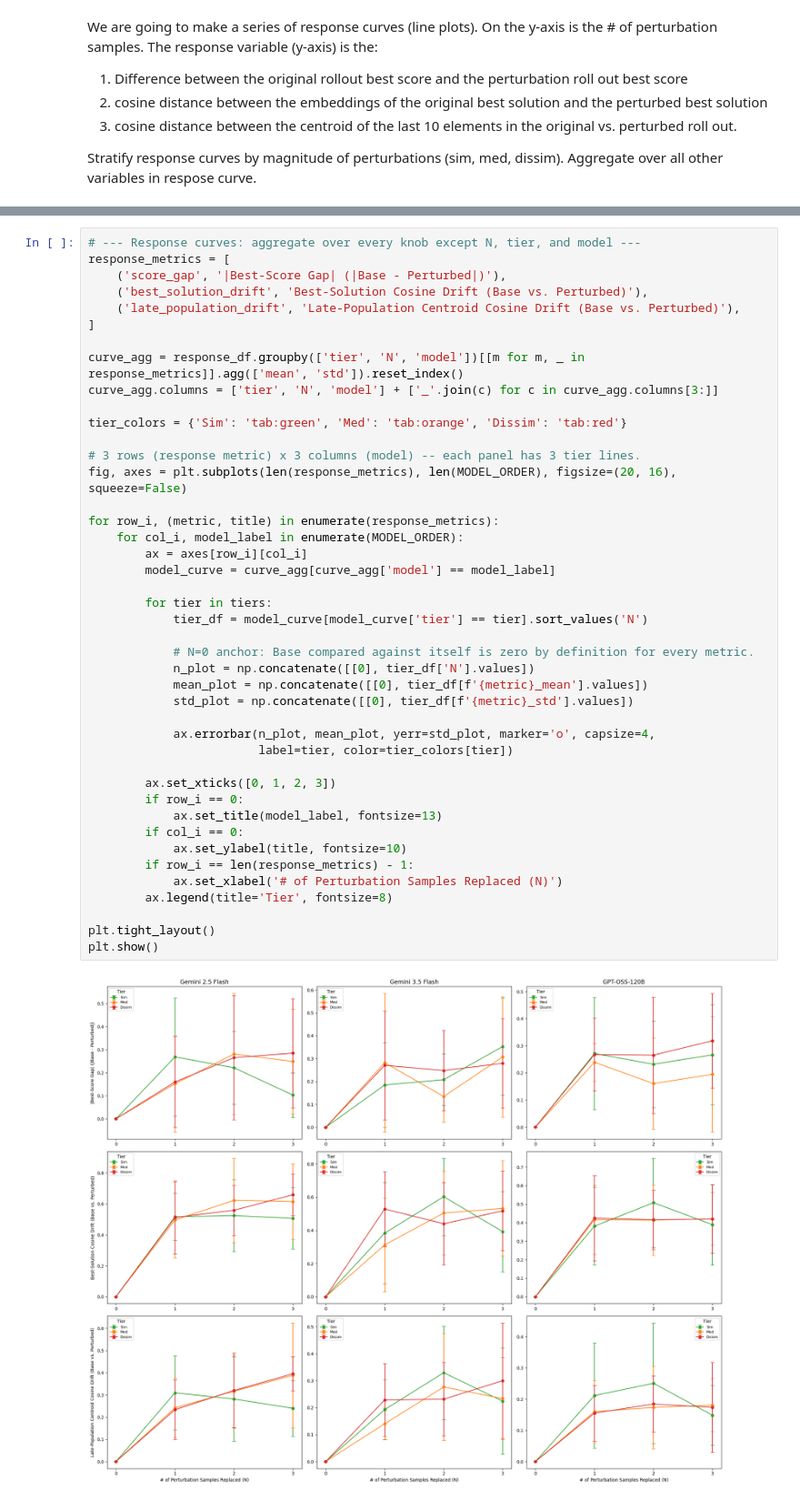
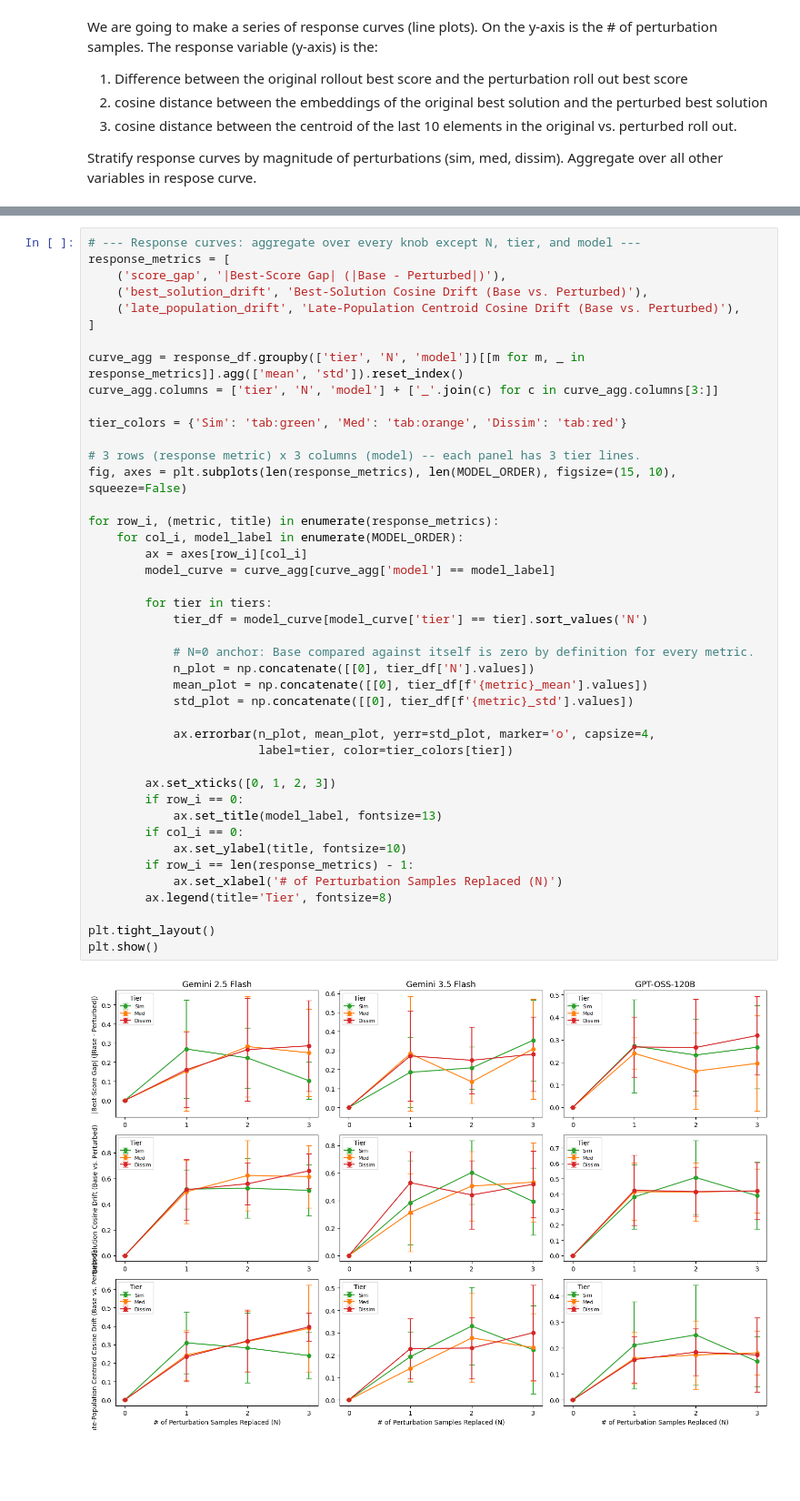
Before and after one commit to msakarvadia/llm_optimizer, a Jupyter notebook: notebooks/Curating_Initial_Populations_for_Discovery_Roll_Outs.ipynb, the cells around one changed output, grey strips where cells are left out. Shown at 91% size. Saved outputs shown, nothing was run; the diff lists cells and outputs as text; blank space fills up the shorter version.

```diff
--- a/notebooks/Curating_Initial_Populations_for_Discovery_Roll_Outs.ipynb
+++ b/notebooks/Curating_Initial_Populations_for_Discovery_Roll_Outs.ipynb
@@ -1380,34 +1383,34 @@ curve_agg.columns = ['tier', 'N', 'model'] + ['_'.join(c) for c in curve_agg.col
 tier_colors = {'Sim': 'tab:green', 'Med': 'tab:orange', 'Dissim': 'tab:red'}
 
 # 3 rows (response metric) x 3 columns (model) -- each panel has 3 tier lines.
-fig, axes = plt.subplots(len(response_metrics), len(MODEL_ORDER), figsize=(20, 16), squeeze=False)
+fig, axes = plt.subplots(len(response_metrics), len(MODEL_ORDER), figsize=(15, 10), squeeze=False)
 
 for row_i, (metric, title) in enumerate(response_metrics):
     for col_i, model_label in enumerate(MODEL_ORDER):
         ax = axes[row_i][col_i]
         model_curve = curve_agg[curve_agg['model'] == model_label]
 
         for tier in tiers:
             tier_df = model_curve[model_curve['tier'] == tier].sort_values('N')
 
             # N=0 anchor: Base compared against itself is zero by definition for every metric.
             n_plot = np.concatenate([[0], tier_df['N'].values])
             mean_plot = np.concatenate([[0], tier_df[f'{metric}_mean'].values])
             std_plot = np.concatenate([[0], tier_df[f'{metric}_std'].values])
 
             ax.errorbar(n_plot, mean_plot, yerr=std_plot, marker='o', capsize=4,
                         label=tier, color=tier_colors[tier])
 
         ax.set_xticks([0, 1, 2, 3])
         if row_i == 0:
             ax.set_title(model_label, fontsize=13)
         if col_i == 0:
             ax.set_ylabel(title, fontsize=10)
         if row_i == len(response_metrics) - 1:
             ax.set_xlabel('# of Perturbation Samples Replaced (N)')
         ax.legend(title='Tier', fontsize=8)
 
 plt.tight_layout()
 plt.show()
 # %% [output]
-[figure, old version]
+[figure, new version]
```
Also changed, not shown: parts of 12 cells of this notebook.
